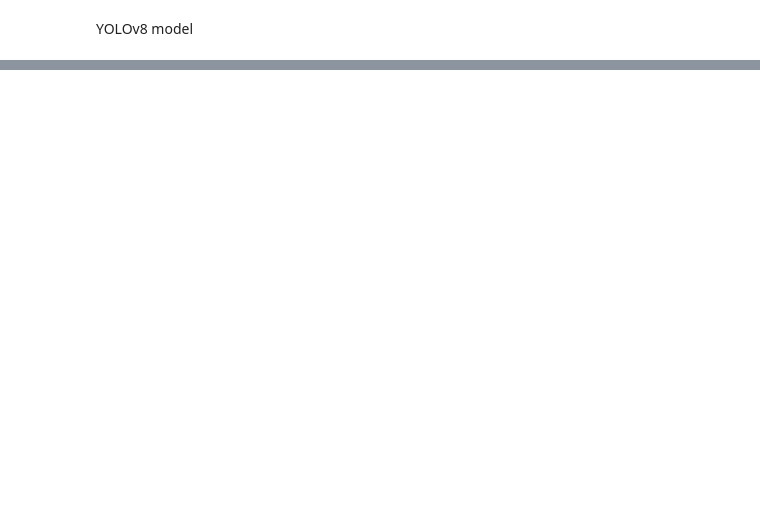
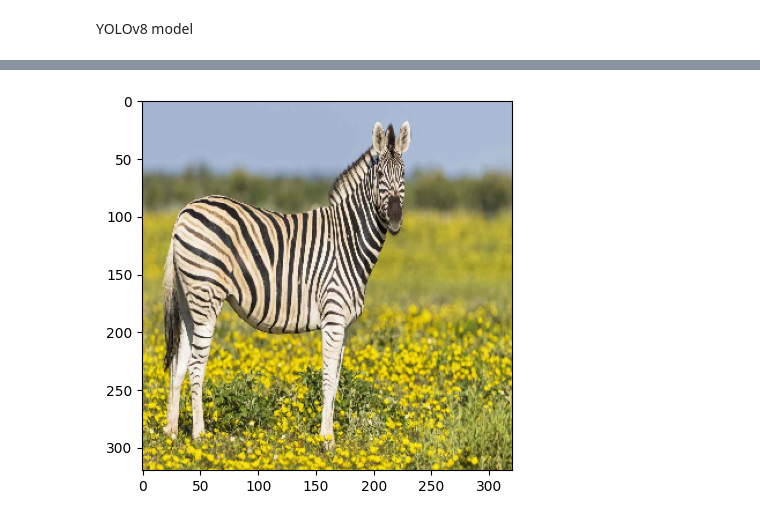
Before and after one commit to VMD121199/Computer-Vision-Lab, a Jupyter notebook: Lab02/animal_detection.ipynb, the cells around one changed output, grey strips where cells are left out. Cells and saved outputs as stored; diff of their text form; code cells hidden in the pictures; blank space fills up the shorter version.

```diff
--- a/Lab02/animal_detection.ipynb
+++ b/Lab02/animal_detection.ipynb
@@ -375,0 +420,8 @@ model_ssd.save("./ssd_model/model.h5")
+# %%
+img_org = cv2.imread("./test_zebra.jpg")
+img_org = cv2.resize(img_org, (320, 320))
+# img = img / 255.0
+plt.imshow(cv2.cvtColor(img_org, cv2.COLOR_BGR2RGB))
+plt.show()
+# %% [output]
+[figure, added]
```
Also changed, not shown: parts of 28 cells of this notebook, 32 other files.
